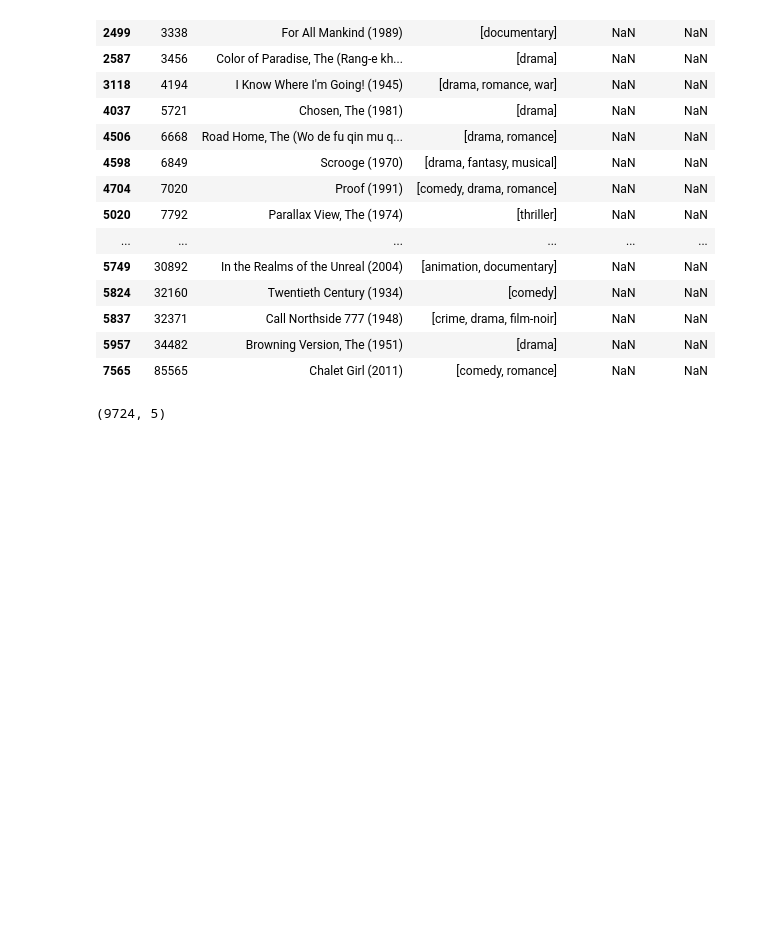
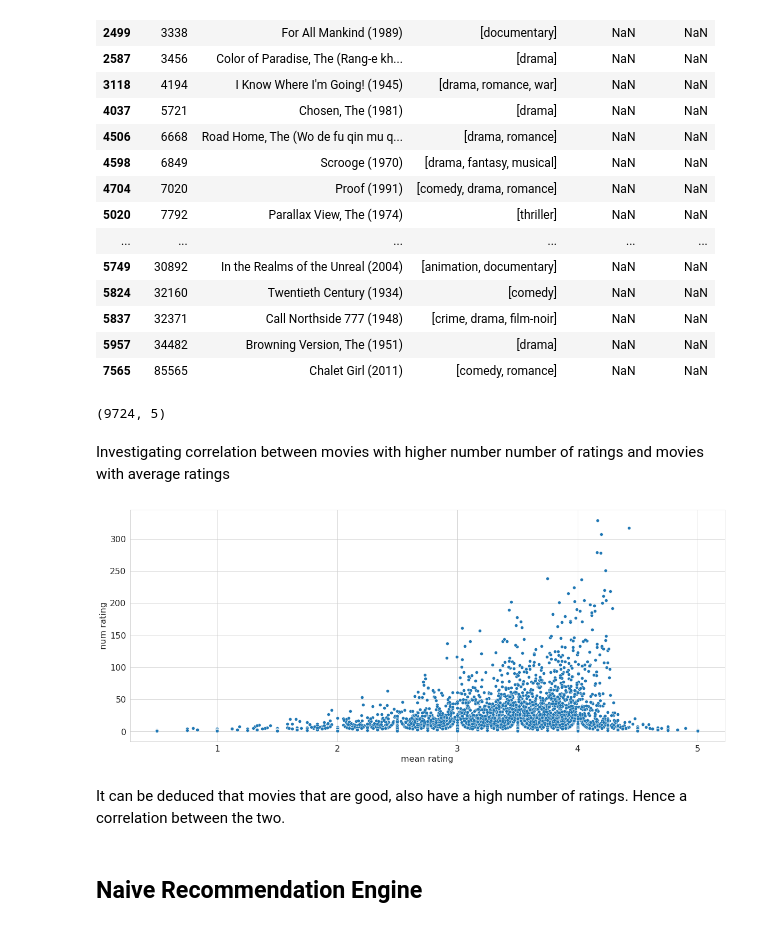
Before and after one commit to E-Juliet/Movie-reccomender, a Jupyter notebook: phase_4_project.ipynb, the cells around one changed output. Saved outputs shown, nothing was run; the diff lists cells and outputs as text; code cells hidden in the pictures; blank space fills up the shorter version.

Commit message:
Finished data analysis

```diff
--- a/phase_4_project.ipynb
+++ b/phase_4_project.ipynb
@@ -33,9 +29,8 @@ Saving tags.csv to tags.csv
 # %%
-import io
-tags_df = pd.read_csv(io.BytesIO(uploaded["tags.csv"]))
-movies_df = pd.read_csv(io.BytesIO(uploaded["movies.csv"]))
-ratings_df = pd.read_csv(io.BytesIO(uploaded["ratings.csv"]))
-links_df = pd.read_csv(io.BytesIO(uploaded["links.csv"]))
+tags_df = pd.read_csv('/content/drive/MyDrive/data/tags.csv')
+movies_df = pd.read_csv('/content/drive/MyDrive/data/movies.csv')
+ratings_df = pd.read_csv('/content/drive/MyDrive/data/ratings.csv')
+links_df = pd.read_csv('/content/drive/MyDrive/data/links.csv')
 # %% [markdown]
 ### Reading the data
 # %% [markdown]
@@ -532,3 +507,15 @@ df_final.dropna(inplace= True)
 df_final.shape
 # %% [output]
 (9724, 5)
+# %% [markdown]
+Investigating correlation between movies with higher number number of ratings and movies with average ratings
+# %%
+# mean rating and  total number of rating scatterplot
+plt.figure(figsize=(20,8))
+sns.scatterplot(data=df_final, x='mean rating', y ='num rating');
+# %% [output]
+[figure, added]
+# %% [markdown]
+It can be deduced that movies that are good, also have a high number of ratings. Hence a correlation between the two.
+# %% [markdown]
+## Naive Recommendation Engine
```
Also changed, not shown: parts of 2 cells of this notebook.
